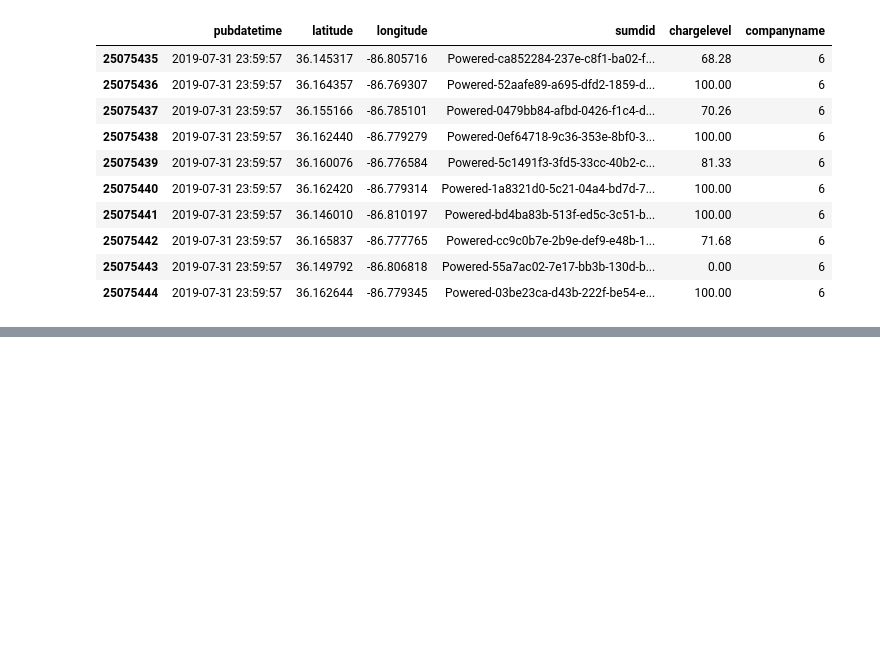
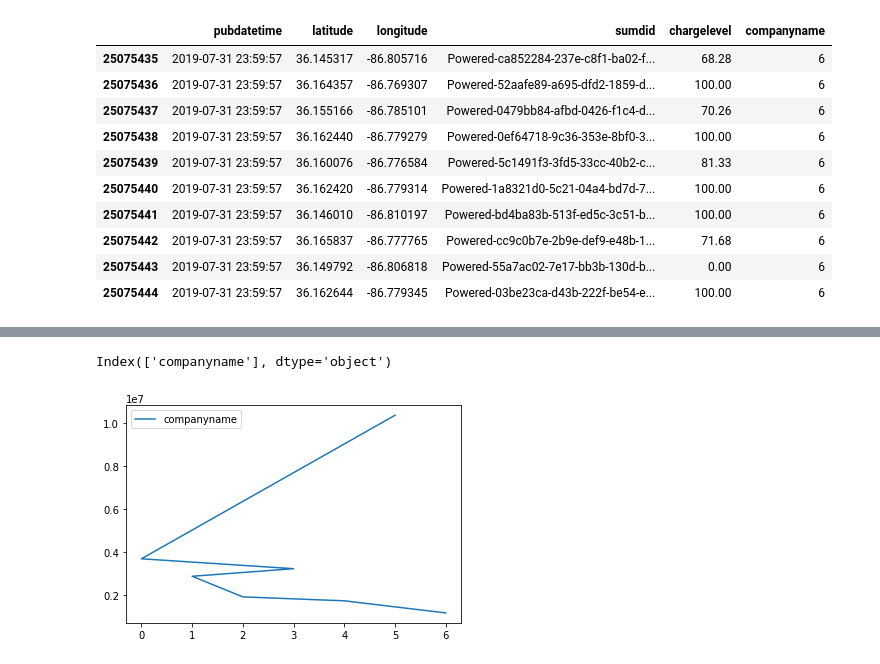
Before and after one commit to derektprice/mapping_scooters_nashville_python, a Jupyter notebook: notebooks/Group Project.ipynb, the cells around one changed output, grey strips where cells are left out. Saved outputs shown, nothing was run; the diff lists cells and outputs as text; code cells hidden in the pictures; blank space fills up the shorter version.

```diff
--- a/notebooks/Group Project.ipynb
+++ b/notebooks/Group Project.ipynb
@@ -362,0 +429,9 @@ july_test.tail(10)
+# %%
+july_cn_vals = july.companyname.value_counts()
+july_cn_vals = pd.DataFrame(july_cn_vals)
+print(july_cn_vals.columns)
+july_cn_vals.sort_values("companyname")
+july_cn_vals.plot();
+# %% [output]
+Index(['companyname'], dtype='object')
+[figure, added]
```
Also changed, not shown: parts of 23 cells of this notebook, 3 other files.
